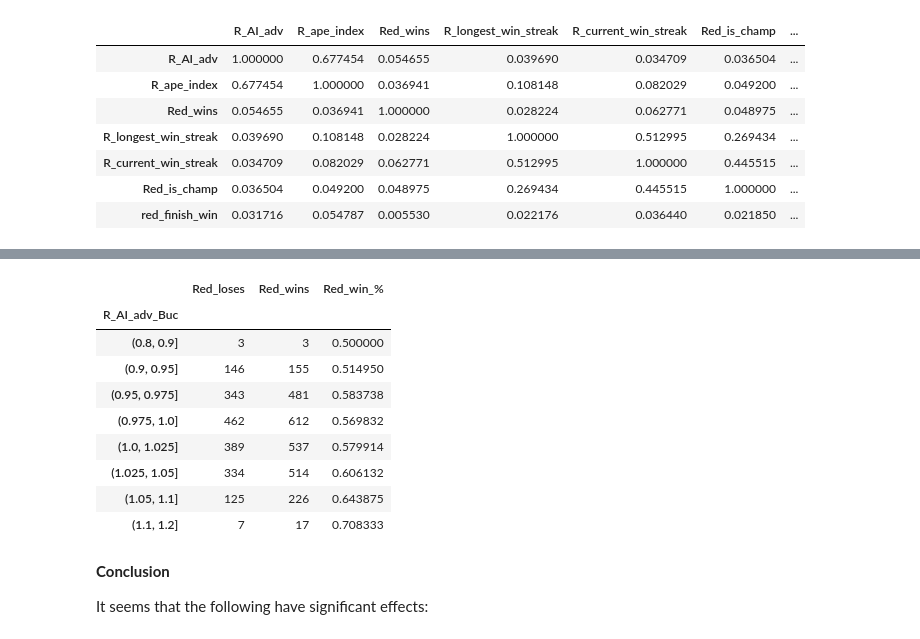
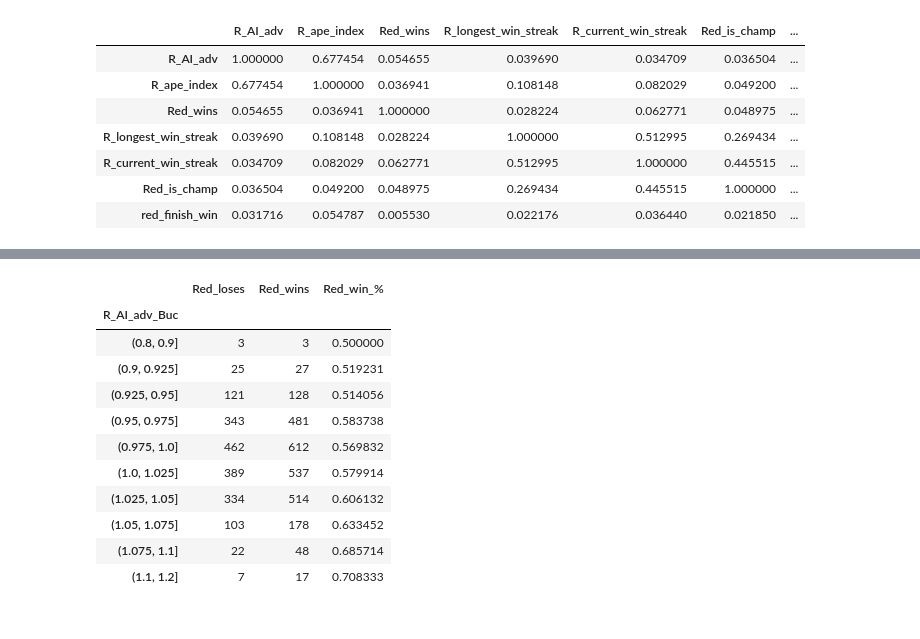
Before and after one commit to dariusdr95/UFC-Analysis, a Jupyter notebook: UFC Analysis.ipynb, the cells around one changed output, grey strips where cells are left out. Saved outputs shown, nothing was run; the diff lists cells and outputs as text; code cells hidden in the pictures.

```diff
--- a/UFC Analysis.ipynb
+++ b/UFC Analysis.ipynb
@@ -60,6 +64,12 @@ for x in range(len(df)):
     if df.at[x,"Winner"] == "blue":
         df.at[x,"red_finish_win"]=0
         x +=1
+
+##### Setting up binary/numeric check on if fighter if boths fighters are ranked in top 10
+df["Top15"]=0
+for x in range(len(df)):
+    if (df.at[x,"B_match_weightclass_rank"] <=15) & (df.at[x,"R_match_weightclass_rank"] <=15):
+        df.at[x,"Top15"]=1
 # %% [markdown]
 <b>Height</b>
 # %%
@@ -148,7 +291,7 @@ table1
 # %%
 ####Reach
 
-df["R_Reach_adv"] = df["reach_dif"]
+df["R_Reach_adv"] = -df["reach_dif"]
 df_reach=df[["R_Reach_cms", "B_Reach_cms","R_Reach_adv","Red_wins","R_longest_win_streak", "R_current_win_streak","Red_is_champ","red_finish_win"]]
 
 df_reach.corr()
@@ -209,3 +418,10 @@ df_ape.corr()
 | R_current_win_streak | 0.034709 | 0.082029 | 0.062771 | 0.512995 | 1.000000 | 0.445515 | ... |
 | Red_is_champ | 0.036504 | 0.049200 | 0.048975 | 0.269434 | 0.445515 | 1.000000 | ... |
 | red_finish_win | 0.031716 | 0.054787 | 0.005530 | 0.022176 | 0.036440 | 0.021850 | ... |
+# %%
+AIbins = np.array([0.8,0.9,0.925, 0.95,0.975,1,1.025,1.05,1.075,1.1,1.2,])
+df["R_ape_index_Buc"] = pd.cut(df["R_ape_index"], bins)
+tableAI = pd.pivot_table(df,index="R_ape_index_Buc",values = ["Red_wins","Red_loses"],columns="title_bout", aggfunc=np.sum)
+tableAI["Red_champ_win_%"]=tableAI["Red_wins"][True]/((tableAI["Red_wins"][True])+tableAI["Red_loses"][True])
+tableAI["Red_non-champ_win_%"]=tableAI["Red_wins"][False]/((tableAI["Red_wins"][False])+tableAI["Red_loses"][False])
+tableAI
@@ -212,23 +441,21 @@ df_ape.corr()
 # %%
+#### Is Ape Index an advantage?  All fights
 
-
-bins = np.array([0.8,0.9, 0.95,0.975,1,1.025,1.05,1.1,1.2,])
+bins = np.array([0.8,0.9,0.925, 0.95,0.975,1,1.025,1.05,1.075,1.1,1.2,])
 df["R_AI_adv_Buc"] = pd.cut(df["R_AI_adv"], bins)
-table1 = pd.pivot_table(df,index="R_AI_adv_Buc",values = ["Red_wins","Red_loses"], aggfunc=np.sum)
-table1["Red_win_%"]=table1["Red_wins"]/((table1["Red_wins"])+table1["Red_loses"])
-table1
+tableAIA = pd.pivot_table(df,index="R_AI_adv_Buc",values = ["Red_wins","Red_loses"], aggfunc=np.sum)
+tableAIA["Red_win_%"]=tableAIA["Red_wins"]/((tableAIA["Red_wins"])+tableAIA["Red_loses"])
+tableAIA
 # %% [output]
 |  | Red_loses | Red_wins | Red_win_% |
 | R_AI_adv_Buc |  |  |  |
 | (0.8, 0.9] | 3 | 3 | 0.500000 |
-| (0.9, 0.95] | 146 | 155 | 0.514950 |
+| (0.9, 0.925] | 25 | 27 | 0.519231 |
+| (0.925, 0.95] | 121 | 128 | 0.514056 |
 | (0.95, 0.975] | 343 | 481 | 0.583738 |
 | (0.975, 1.0] | 462 | 612 | 0.569832 |
 | (1.0, 1.025] | 389 | 537 | 0.579914 |
 | (1.025, 1.05] | 334 | 514 | 0.606132 |
-| (1.05, 1.1] | 125 | 226 | 0.643875 |
+| (1.05, 1.075] | 103 | 178 | 0.633452 |
+| (1.075, 1.1] | 22 | 48 | 0.685714 |
 | (1.1, 1.2] | 7 | 17 | 0.708333 |
-# %% [markdown]
-<b> Conclusion </b>
-
-It seems that the following have significant effects:
```
Also changed, not shown: parts of 29 cells of this notebook, 1 other file.
